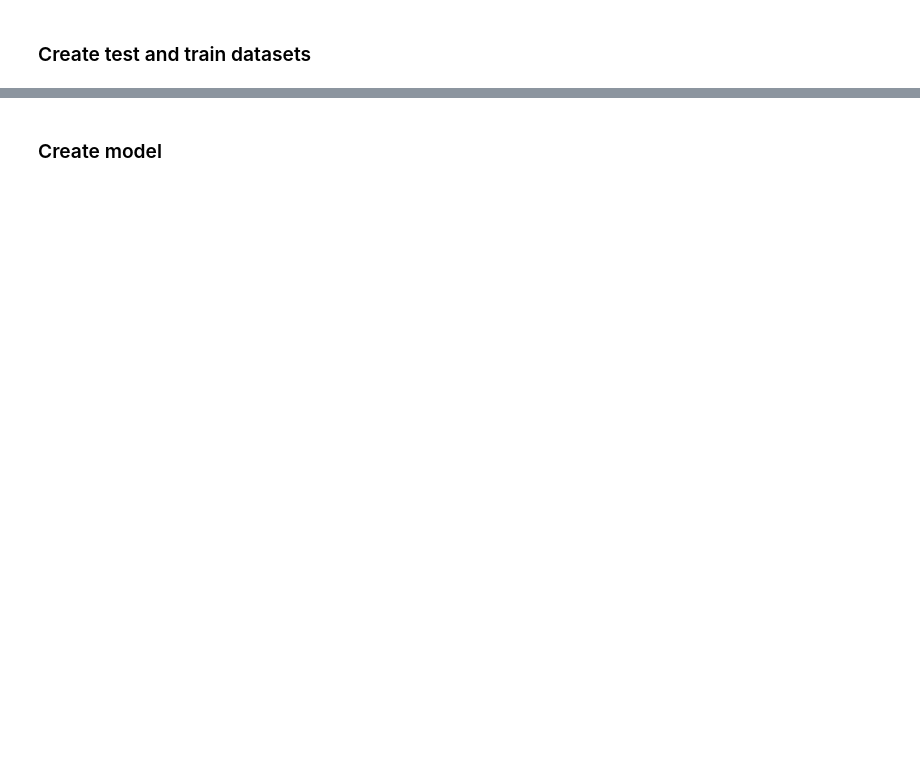
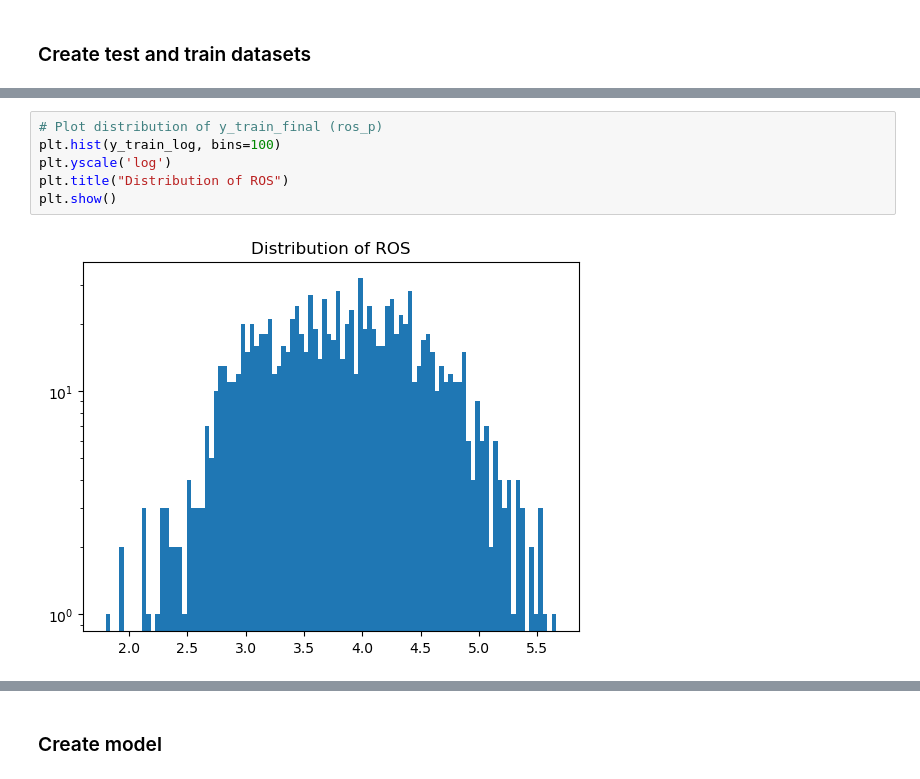
Before and after one commit to rafael-bork/FIRE-HACK-Project, a Jupyter notebook: Notebooks/4Models/RFR_model.ipynb, the cells around one changed output, grey strips where cells are left out. Cells and saved outputs as stored; diff of their text form; blank space fills up the shorter version.

```diff
--- a/Notebooks/4Models/RFR_model.ipynb
+++ b/Notebooks/4Models/RFR_model.ipynb
@@ -157,0 +332,8 @@ plt.show()
+# %%
+# Plot distribution of y_train_final (ros_p)
+plt.hist(y_train_log, bins=100)
+plt.yscale('log')
+plt.title("Distribution of ROS")
+plt.show()
+# %% [output]
+[figure, added]
```
Also changed, not shown: parts of 19 cells of this notebook, 9 other files.
